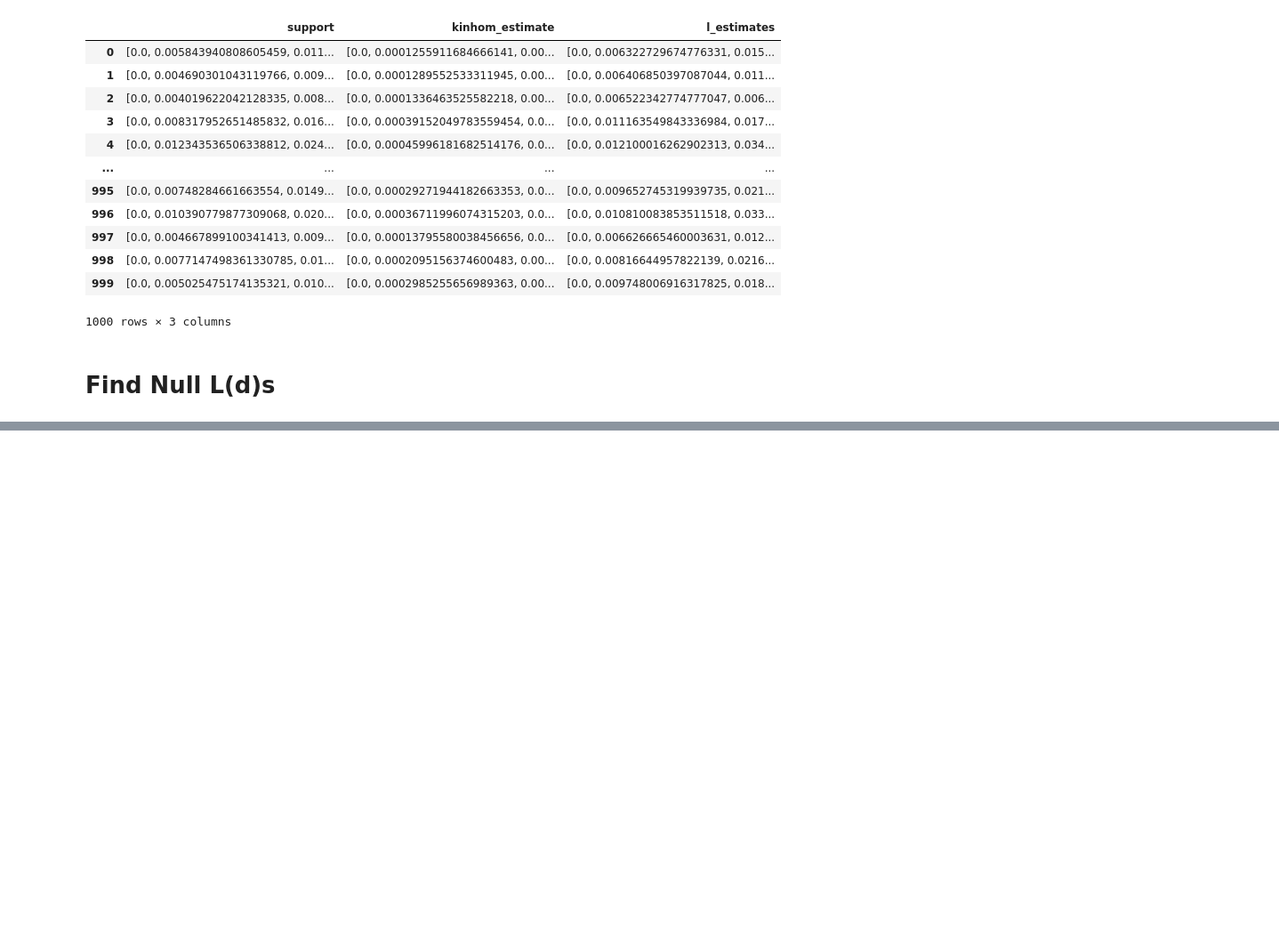
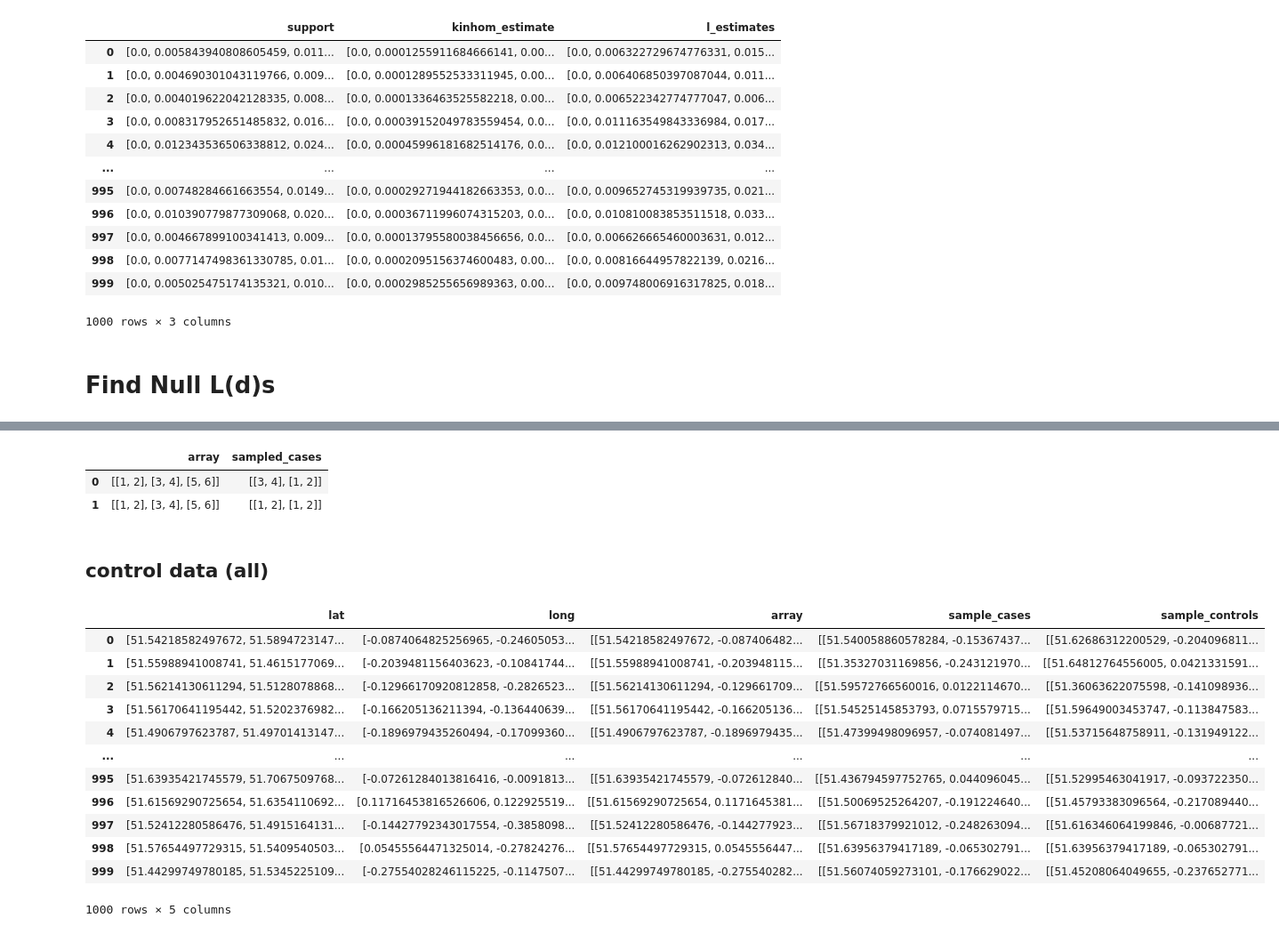
Before and after one commit to giuliaok/spatstat_london_firms, a Jupyter notebook: kinhom_work/estimation_work.ipynb, the cells around one changed output, grey strips where cells are left out. Shown: that part at 89% size. Drawn from its saved outputs; the diff is of its cells as text; code cells hidden in the pictures; blank space fills up the shorter version.

```diff
--- a/kinhom_work/estimation_work.ipynb
+++ b/kinhom_work/estimation_work.ipynb
@@ -46,7 +46,7 @@ def kinhom(coords_array):
 # Calculate Kinhom on simulated points
 # %%
 simulated_companies = pd.read_pickle('./simulated_companies.pkl')
-simulated_companies.columns = [['lat', 'long']]d
+simulated_companies.columns = [['lat', 'long']]
 def coords_to_array(df):
     df['array'] = df.apply(lambda x: np.array(list(zip(x['lat'], x['long']))), axis = 1)
     return df
@@ -85,0 +88,4 @@ kinhom_estimates
+# %%
+list_of_arrays = simulated_companies['array'].values.tolist()
+sampled_cases = [x[0][np.random.choice(x[0].shape[0], size=5, replace = False), :] for x in list_of_arrays]
+simulated_companies['sample_cases'] = sampled_cases
@@ -85,0 +108,32 @@ kinhom_estimates
+# %%
+x = np.array([[1,2],[3,4],[5,6]])
+df = pd.DataFrame()
+df["array"] = [x, x]
+df['sampled_cases'] = df['array'].apply(lambda x : x[np.random.choice(x.shape[0], 2)])
+df
+# %% [output]
+|  | array | sampled_cases |
+| 0 | [[1, 2], [3, 4], [5, 6]] | [[3, 4], [1, 2]] |
+| 1 | [[1, 2], [3, 4], [5, 6]] | [[1, 2], [1, 2]] |
+# %% [markdown]
+## control data (all)
+# %%
+list_of_arrays = simulated_companies['array'].values.tolist()
+sampled_controls = [x[0][np.random.choice(x[0].shape[0], size=5, replace = False), :] for x in list_of_arrays]
+simulated_companies['sample_controls'] = sampled_controls
+# %%
+simulated_companies
+# %% [output]
+|  | lat | long | array | sample_cases | sample_controls |
+| 0 | [51.54218582497672, 51.5894723147... | [-0.0874064825256965, -0.24605053... | [[51.54218582497672, -0.087406482... | [[51.540058860578284, -0.15367437... | [[51.62686312200529, -0.204096811... |
+| 1 | [51.55988941008741, 51.4615177069... | [-0.2039481156403623, -0.10841744... | [[51.55988941008741, -0.203948115... | [[51.35327031169856, -0.243121970... | [[51.64812764556005, 0.0421331591... |
+| 2 | [51.56214130611294, 51.5128078868... | [-0.12966170920812858, -0.2826523... | [[51.56214130611294, -0.129661709... | [[51.59572766560016, 0.0122114670... | [[51.36063622075598, -0.141098936... |
+| 3 | [51.56170641195442, 51.5202376982... | [-0.166205136211394, -0.136440639... | [[51.56170641195442, -0.166205136... | [[51.54525145853793, 0.0715579715... | [[51.59649003453747, -0.113847583... |
+| 4 | [51.4906797623787, 51.49701413147... | [-0.1896979435260494, -0.17099360... | [[51.4906797623787, -0.1896979435... | [[51.47399498096957, -0.074081497... | [[51.53715648758911, -0.131949122... |
+| ... | ... | ... | ... | ... | ... |
+| 995 | [51.63935421745579, 51.7067509768... | [-0.07261284013816416, -0.0091813... | [[51.63935421745579, -0.072612840... | [[51.436794597752765, 0.044096045... | [[51.52995463041917, -0.093722350... |
+| 996 | [51.61569290725654, 51.6354110692... | [0.11716453816526606, 0.122925519... | [[51.61569290725654, 0.1171645381... | [[51.50069525264207, -0.191224640... | [[51.45793383096564, -0.217089440... |
+| 997 | [51.52412280586476, 51.4915164131... | [-0.14427792343017554, -0.3858098... | [[51.52412280586476, -0.144277923... | [[51.56718379921012, -0.248263094... | [[51.616346064199846, -0.00687721... |
+| 998 | [51.57654497729315, 51.5409540503... | [0.05455564471325014, -0.27824276... | [[51.57654497729315, 0.0545556447... | [[51.63956379417189, -0.065302791... | [[51.63956379417189, -0.065302791... |
+| 999 | [51.44299749780185, 51.5345225109... | [-0.27554028246115225, -0.1147507... | [[51.44299749780185, -0.275540282... | [[51.56074059273101, -0.176629022... | [[51.45208064049655, -0.237652771... |
+1000 rows × 5 columns
```
Also changed, not shown: parts of 9 cells of this notebook.
